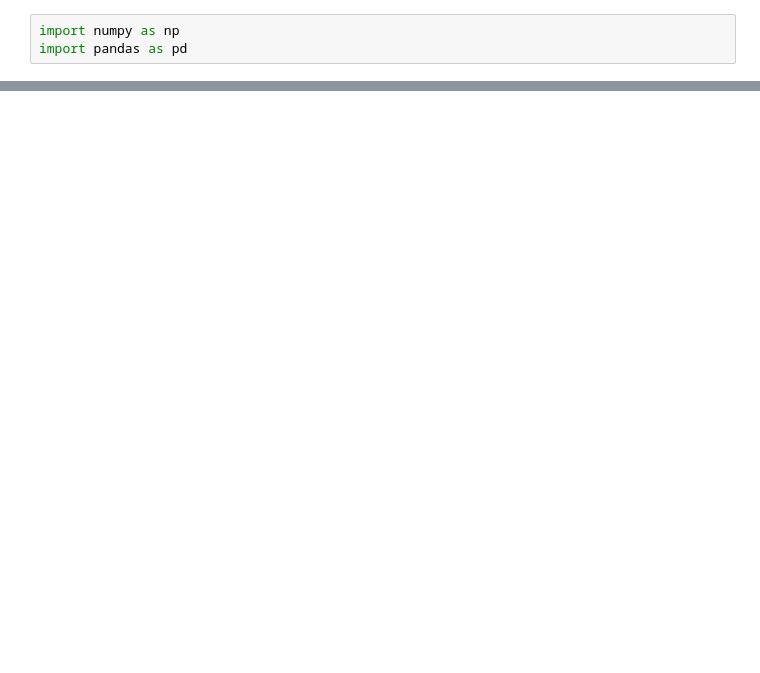
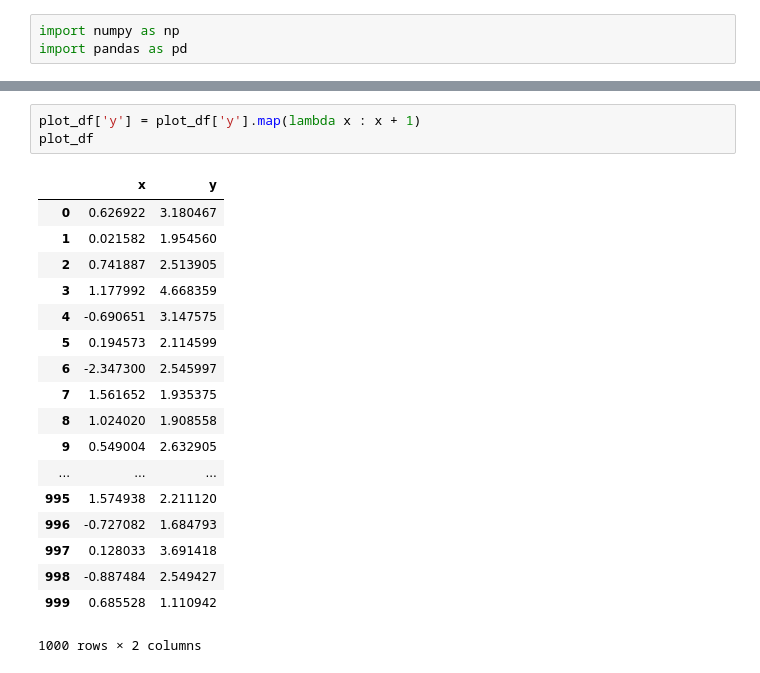
Before and after one commit to faameem/machine-learning, a Jupyter notebook: machine-learning-mastery/machine-learning-mastery-with-python-mini-course/02-get-around-in-python-numpy-matplotlib-and-pandas/pandas/pandas-official-tutorials-scratchpad.ipynb, the cells around one changed output, grey strips where cells are left out. Saved outputs shown, nothing was run; the diff lists cells and outputs as text; blank space fills up the shorter version.

```diff
--- a/machine-learning-mastery/machine-learning-mastery-with-python-mini-course/02-get-around-in-python-numpy-matplotlib-and-pandas/pandas/pandas-official-tutorials-scratchpad.ipynb
+++ b/machine-learning-mastery/machine-learning-mastery-with-python-mini-course/02-get-around-in-python-numpy-matplotlib-and-pandas/pandas/pandas-official-tutorials-scratchpad.ipynb
@@ -117,0 +95,22 @@ array([(1, 2.0, b'Hello'), (2, 3.0, b'World')],
+# %%
+plot_df['y'] = plot_df['y'].map(lambda x : x + 1)
+plot_df
+# %% [output]
+|  | x | y |
+| 0 | 0.626922 | 3.180467 |
+| 1 | 0.021582 | 1.954560 |
+| 2 | 0.741887 | 2.513905 |
+| 3 | 1.177992 | 4.668359 |
+| 4 | -0.690651 | 3.147575 |
+| 5 | 0.194573 | 2.114599 |
+| 6 | -2.347300 | 2.545997 |
+| 7 | 1.561652 | 1.935375 |
+| 8 | 1.024020 | 1.908558 |
+| 9 | 0.549004 | 2.632905 |
+| ... | ... | ... |
+| 995 | 1.574938 | 2.211120 |
+| 996 | -0.727082 | 1.684793 |
+| 997 | 0.128033 | 3.691418 |
+| 998 | -0.887484 | 2.549427 |
+| 999 | 0.685528 | 1.110942 |
+1000 rows × 2 columns
```
Also changed, not shown: parts of 19 cells of this notebook, 1 other file.
